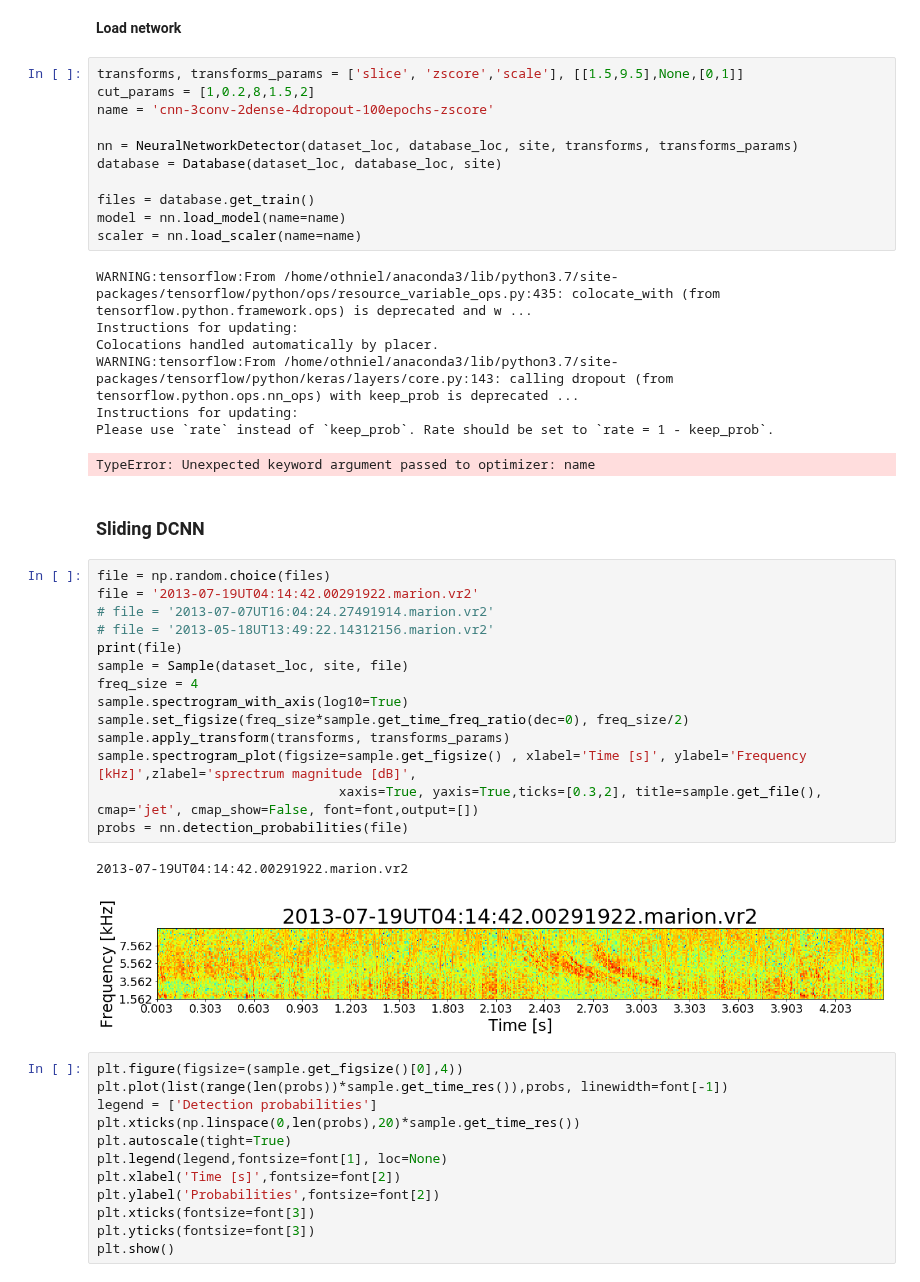
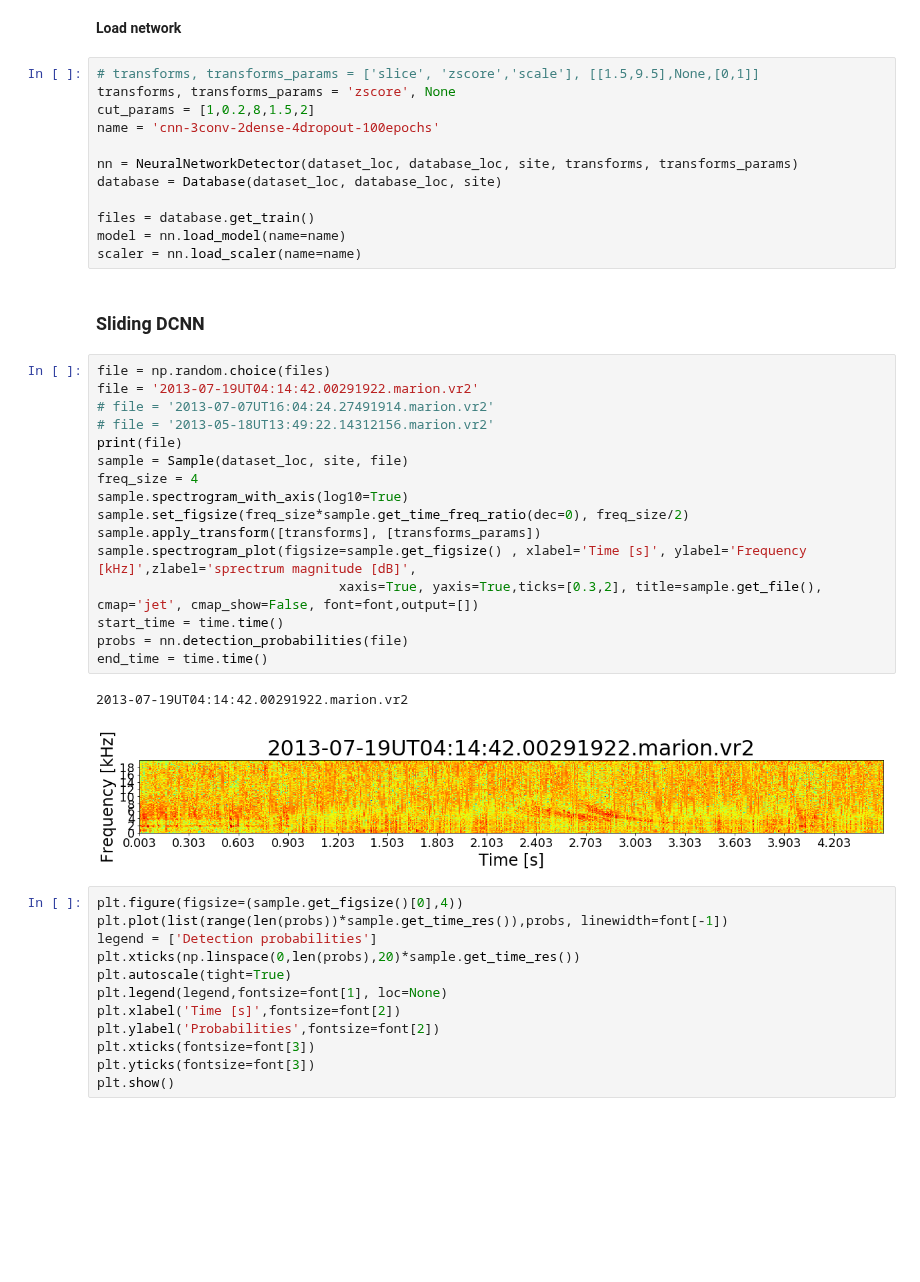
Before and after one commit to Kojey/MSc-whistler-waves-detector, a Jupyter notebook: ipy/report/chapter6_1_3-5.ipynb, the cells around one changed output. Cells and saved outputs as stored; diff of their text form; blank space fills up the shorter version.

```diff
--- a/ipy/report/chapter6_1_3-5.ipynb
+++ b/ipy/report/chapter6_1_3-5.ipynb
@@ -55,9 +55,10 @@ font = [font_title, font_legend, font_label, font_ticks, linewidth] # [None]*5
 # %% [markdown]
 **Load network**
 # %%
-transforms, transforms_params = ['slice', 'zscore','scale'], [[1.5,9.5],None,[0,1]]
+# transforms, transforms_params = ['slice', 'zscore','scale'], [[1.5,9.5],None,[0,1]]
+transforms, transforms_params = 'zscore', None
 cut_params = [1,0.2,8,1.5,2]
-name = 'cnn-3conv-2dense-4dropout-100epochs-zscore'
+name = 'cnn-3conv-2dense-4dropout-100epochs'
 
 nn = NeuralNetworkDetector(dataset_loc, database_loc, site, transforms, transforms_params)
 database = Database(dataset_loc, database_loc, site)
@@ -65,33 +66,27 @@ database = Database(dataset_loc, database_loc, site)
 files = database.get_train()
 model = nn.load_model(name=name)
 scaler = nn.load_scaler(name=name)
-# %% [output]
-WARNING:tensorflow:From /home/othniel/anaconda3/lib/python3.7/site-packages/tensorflow/python/ops/resource_variable_ops.py:435: colocate_with (from tensorflow.python.framework.ops) is deprecated and w ...
-Instructions for updating:
-Colocations handled automatically by placer.
-WARNING:tensorflow:From /home/othniel/anaconda3/lib/python3.7/site-packages/tensorflow/python/keras/layers/core.py:143: calling dropout (from tensorflow.python.ops.nn_ops) with keep_prob is deprecated ...
-Instructions for updating:
-Please use `rate` instead of `keep_prob`. Rate should be set to `rate = 1 - keep_prob`.
-TypeError: Unexpected keyword argument passed to optimizer: name
 # %% [markdown]
 ### Sliding DCNN
 # %%
 file = np.random.choice(files)
 file = '2013-07-19UT04:14:42.00291922.marion.vr2'
 # file = '2013-07-07UT16:04:24.27491914.marion.vr2'
 # file = '2013-05-18UT13:49:22.14312156.marion.vr2'
 print(file)
 sample = Sample(dataset_loc, site, file)
 freq_size = 4
 sample.spectrogram_with_axis(log10=True)
 sample.set_figsize(freq_size*sample.get_time_freq_ratio(dec=0), freq_size/2)
-sample.apply_transform(transforms, transforms_params)
+sample.apply_transform([transforms], [transforms_params])
 sample.spectrogram_plot(figsize=sample.get_figsize() , xlabel='Time [s]', ylabel='Frequency [kHz]',zlabel='sprectrum magnitude [dB]',
                                xaxis=True, yaxis=True,ticks=[0.3,2], title=sample.get_file(), cmap='jet', cmap_show=False, font=font,output=[])
+start_time = time.time()
 probs = nn.detection_probabilities(file)
+end_time = time.time()
 # %% [output]
 2013-07-19UT04:14:42.00291922.marion.vr2
-[figure, old version]
+[figure, new version]
 # %%
 plt.figure(figsize=(sample.get_figsize()[0],4))
 plt.plot(list(range(len(probs))*sample.get_time_res()),probs, linewidth=font[-1])
```
Also changed, not shown: parts of 3 cells of this notebook, 9 other files.
